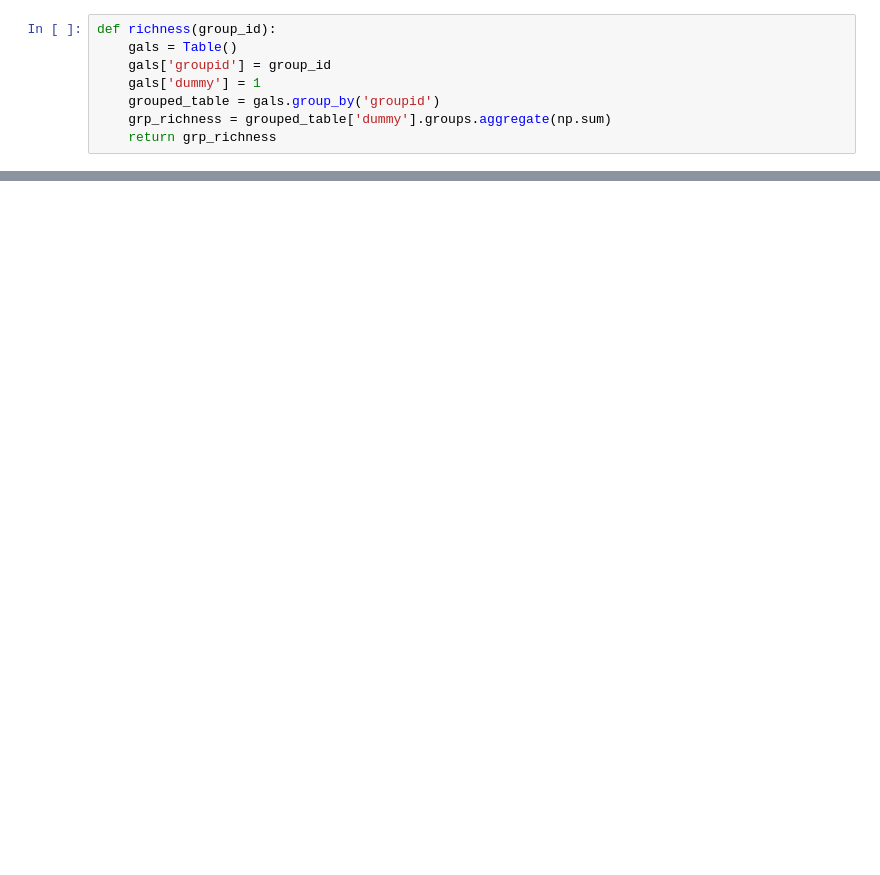
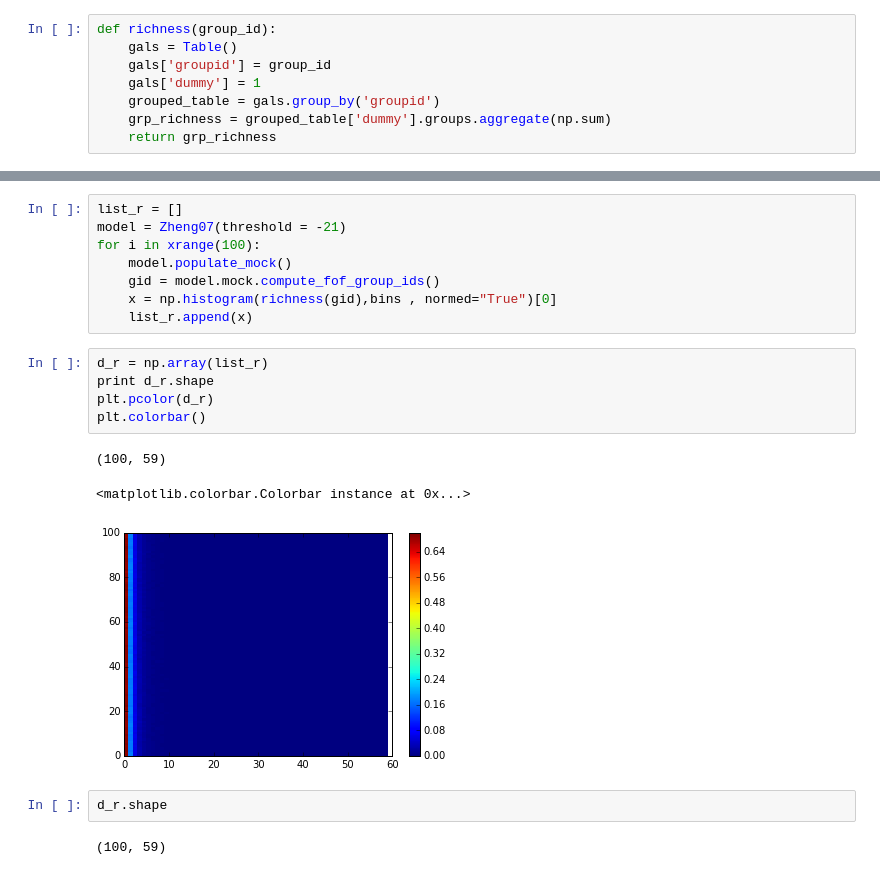
Before and after one commit to mjvakili/ccppabc, a Jupyter notebook: halo/code/notebooks/Untitled.ipynb, the cells around one changed output, grey strips where cells are left out. Drawn from its saved outputs; the diff is of its cells as text; blank space fills up the shorter version.

```diff
--- a/halo/code/notebooks/Untitled.ipynb
+++ b/halo/code/notebooks/Untitled.ipynb
@@ -122,0 +95,21 @@ plt.xscale("log")
+# %%
+list_r = []
+model = Zheng07(threshold = -21)
+for i in xrange(100):
+    model.populate_mock()
+    gid = model.mock.compute_fof_group_ids()
+    x = np.histogram(richness(gid),bins , normed="True")[0]
+    list_r.append(x)
+# %%
+d_r = np.array(list_r)
+print d_r.shape
+plt.pcolor(d_r)
+plt.colorbar()
+# %% [output]
+(100, 59)
+<matplotlib.colorbar.Colorbar instance at 0x...>
+[figure, added]
+# %%
+d_r.shape
+# %% [output]
+(100, 59)
```
Also changed, not shown: parts of 51 cells of this notebook, 1 other file.
